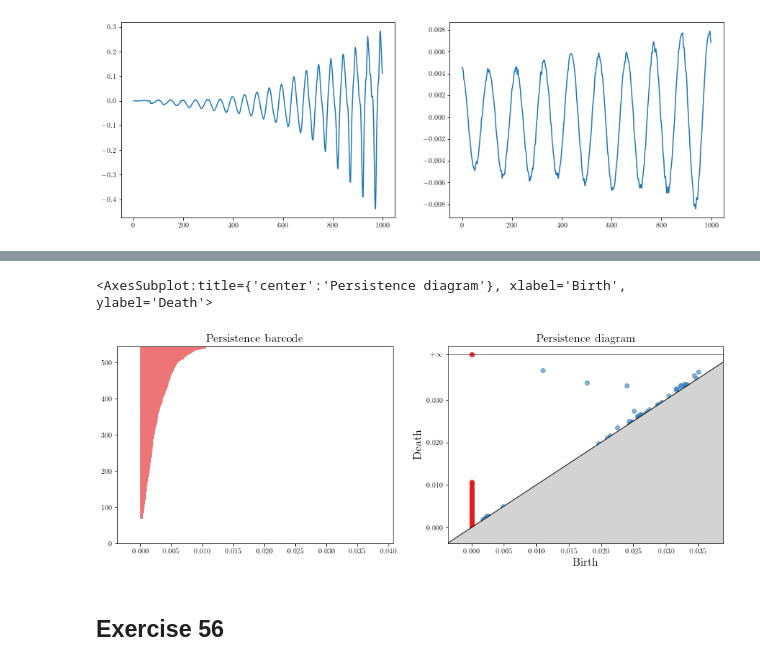
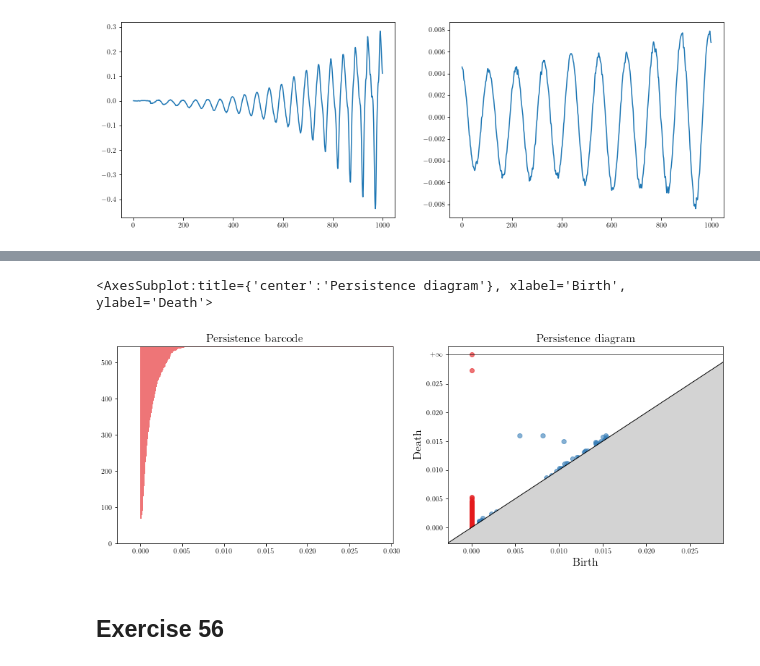
Before and after one commit to raphaeltinarrage/EMAp, a Jupyter notebook: Tutorial3.ipynb, the cells around one changed output, grey strips where cells are left out. Drawn from its saved outputs; the diff is of its cells as text; code cells hidden in the pictures.

```diff
--- a/Tutorial3.ipynb
+++ b/Tutorial3.ipynb
@@ -301,18 +301,18 @@ plt.scatter(tde[0,:],tde[1,:])
 # %%
 # example of barcode
 
-rips = gudhi.RipsComplex(points = tde.T, max_edge_length = 0.2)
+rips = gudhi.RipsComplex(points = tde.T/2, max_edge_length = 0.1)
 st = rips.create_simplex_tree(max_dimension=2)
 
 barcode = st.persistence(homology_coeff_field = 2)
 fig = plt.figure(figsize=(15,5))
 ax1 = fig.add_subplot(1,2,1); ax2 = fig.add_subplot(1,2,2)
 
 gudhi.plot_persistence_barcode(barcode, axes = ax1)
 gudhi.plot_persistence_diagram(barcode, axes = ax2)
 # %% [output]
 <AxesSubplot:title={'center':'Persistence diagram'}, xlabel='Birth', ylabel='Death'>
-[figure, old version]
+[figure, new version]
 # %% [markdown]
 ## Exercise 56
 # %% [markdown]
```
Also changed, not shown: parts of 14 cells of this notebook, 1 other file.
